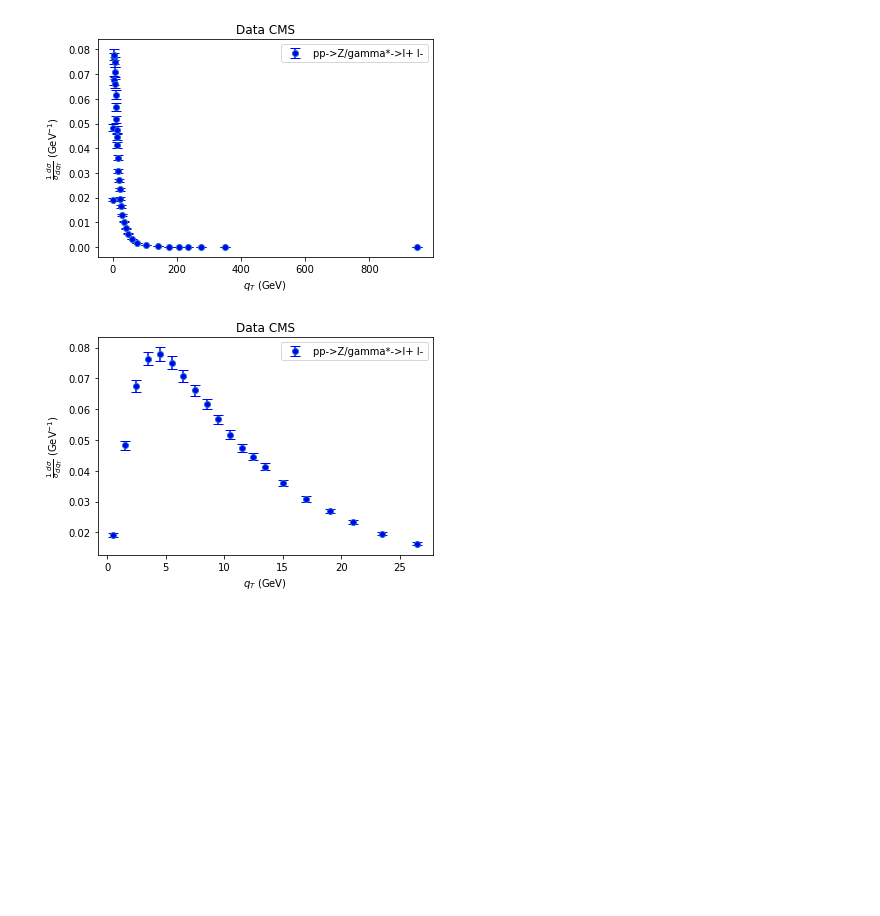
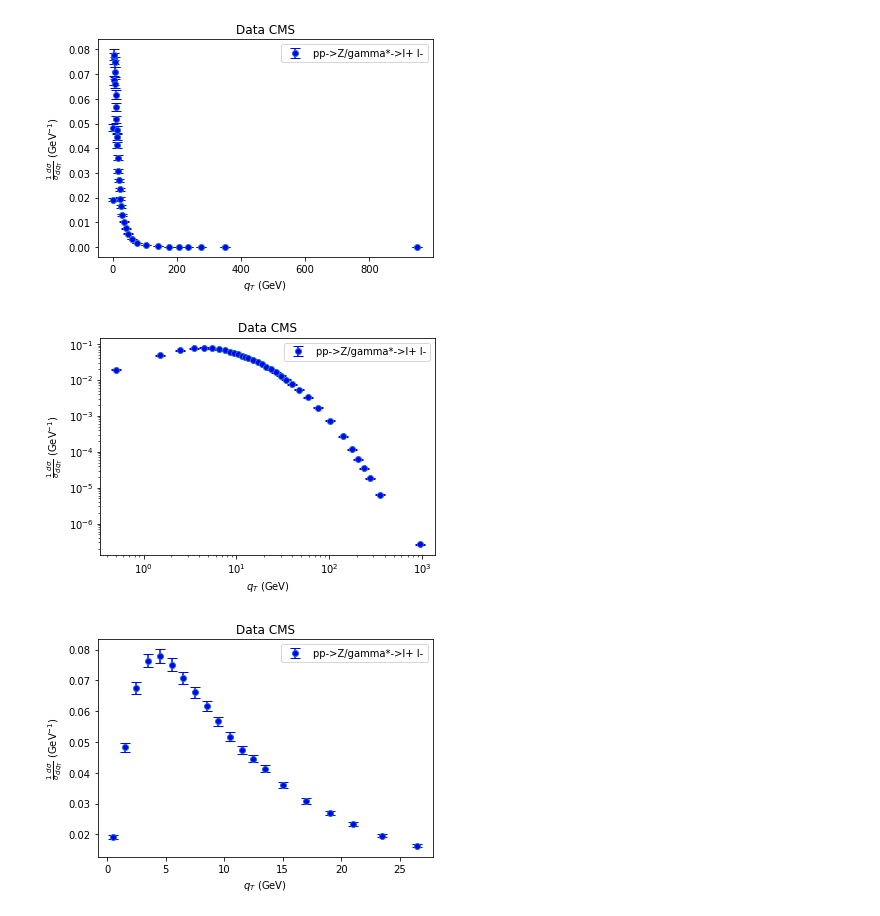
Before and after one commit to QCDHUB/database, a Jupyter notebook: dy_qT/dataplot.ipynb, the cells around one changed output. Cells and saved outputs as stored; diff of their text form; code cells hidden in the pictures; blank space fills up the shorter version.

Commit message:
AP data plot

```diff
--- a/dy_qT/dataplot.ipynb
+++ b/dy_qT/dataplot.ipynb
@@ -37,7 +28,7 @@ print("Data files retrieved %s" % datafiles)
 # %% [output]
 Data files retrieved ['10001.xlsx', '20003.xlsx', '20002.xlsx', '10004.xlsx', '20001.xlsx', '10005.xlsx', '10002.xlsx', '10003.xlsx']
 # %%
-data=pd.read_excel('10001.xlsx')
+data=pd.read_excel('./expdata/10001.xlsx')
 # %%
 data.keys()
 # %% [output]
@@ -49,7 +40,7 @@ Index(['RS', 'Q', 'Qmin', 'Qmax', 'y', 'ymin', 'ymax', 'qT', 'qTmin', 'qTmax',
 # %% [markdown]
 ### Plotting
 # %%
-def plot(data):
+def plot(data, xscale = 'linear', yscale = 'linear'):
     if "stat_u" and "%syst_c" in data.keys():
         delta = np.sqrt(data.stat_u**2.0+(data["%syst_c"]/100*data.value)**2.0)
     if "tot_u" in data.keys():
@@ -57,6 +48,8 @@ def plot(data):
     plt.errorbar(data.qT,data.value,delta,
                  fmt='o',mfc='blue',
                  ecolor='blue',capsize=5, label=data.process[1])
+    plt.xscale(xscale)
+    plt.yscale(yscale)
     plt.legend()
     plt.title("Data %s" % data.col[1])
     plt.xlabel(r"$q_T$ (GeV)")
@@ -67,6 +60,10 @@ def plot(data):
 plot(data)
 # %% [output]
 [figure]
+# %%
+plot(data,'log','log')
+# %% [output]
+[figure, added]
 # %%
 data_tmd = data.query("qT/Q<0.3")
 # %%
```
Also changed, not shown: parts of 3 cells of this notebook.
